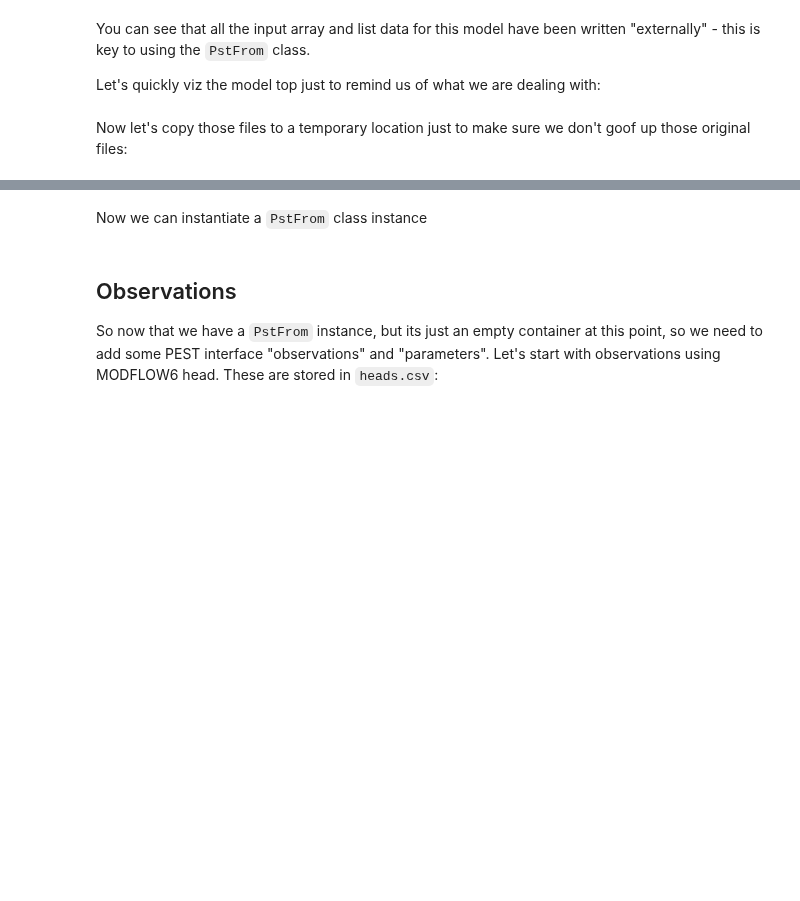
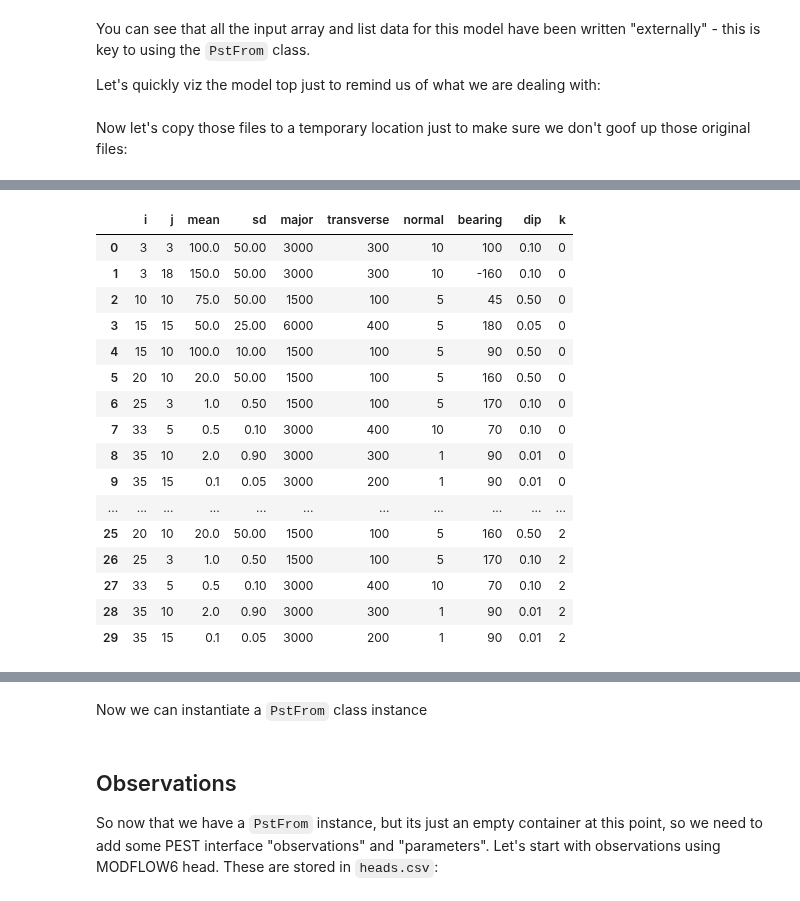
Before and after one commit to pypest/pyemu, a Jupyter notebook: examples/pstfrom_mf6_ppu_tensor.ipynb, the cells around one changed output, grey strips where cells are left out. Drawn from its saved outputs; the diff is of its cells as text; code cells hidden in the pictures; blank space fills up the shorter version.

```diff
--- a/examples/pstfrom_mf6_ppu_tensor.ipynb
+++ b/examples/pstfrom_mf6_ppu_tensor.ipynb
@@ -54,0 +152,32 @@ sr
+# %%
+cp = pd.DataFrame({
+    'i': [3, 3, 10, 15, 15, 20, 25, 33, 35, 35],
+    'j': [3, 18, 10, 15, 10, 10, 3, 5, 10, 15],
+    'mean': [100, 150, 75, 50, 100, 20, 1, 0.5, 2, 0.1],
+    'sd': [50, 50, 50, 25, 10, 50, 0.5, 0.1, 0.9, 0.05],
+    'major': [3000, 3000, 1500, 6000, 1500, 1500, 1500, 3000, 3000, 3000],
+    'transverse': [300, 300, 100, 400, 100, 100, 100, 400, 300, 200],
+    'normal': [10, 10, 5, 5, 5, 5, 5, 10, 1, 1],
+    'bearing': [100, -160, 45, 180, 90, 160, 170, 70, 90, 90],
+    'dip': [0.1, 0.1, 0.5, 0.05, 0.5, 0.5, 0.1, 0.1, 0.01, 0.01]
+})
+cp = pd.concat([cp.assign(k=k) for k in range(3)], ignore_index=True)
+cp
+# %% [output]
+|  | i | j | mean | sd | major | transverse | normal | bearing | dip | k |
+| 0 | 3 | 3 | 100.0 | 50.00 | 3000 | 300 | 10 | 100 | 0.10 | 0 |
+| 1 | 3 | 18 | 150.0 | 50.00 | 3000 | 300 | 10 | -160 | 0.10 | 0 |
+| 2 | 10 | 10 | 75.0 | 50.00 | 1500 | 100 | 5 | 45 | 0.50 | 0 |
+| 3 | 15 | 15 | 50.0 | 25.00 | 6000 | 400 | 5 | 180 | 0.05 | 0 |
+| 4 | 15 | 10 | 100.0 | 10.00 | 1500 | 100 | 5 | 90 | 0.50 | 0 |
+| 5 | 20 | 10 | 20.0 | 50.00 | 1500 | 100 | 5 | 160 | 0.50 | 0 |
+| 6 | 25 | 3 | 1.0 | 0.50 | 1500 | 100 | 5 | 170 | 0.10 | 0 |
+| 7 | 33 | 5 | 0.5 | 0.10 | 3000 | 400 | 10 | 70 | 0.10 | 0 |
+| 8 | 35 | 10 | 2.0 | 0.90 | 3000 | 300 | 1 | 90 | 0.01 | 0 |
+| 9 | 35 | 15 | 0.1 | 0.05 | 3000 | 200 | 1 | 90 | 0.01 | 0 |
+| ... | ... | ... | ... | ... | ... | ... | ... | ... | ... | ... |
+| 25 | 20 | 10 | 20.0 | 50.00 | 1500 | 100 | 5 | 160 | 0.50 | 2 |
+| 26 | 25 | 3 | 1.0 | 0.50 | 1500 | 100 | 5 | 170 | 0.10 | 2 |
+| 27 | 33 | 5 | 0.5 | 0.10 | 3000 | 400 | 10 | 70 | 0.10 | 2 |
+| 28 | 35 | 10 | 2.0 | 0.90 | 3000 | 300 | 1 | 90 | 0.01 | 2 |
+| 29 | 35 | 15 | 0.1 | 0.05 | 3000 | 200 | 1 | 90 | 0.01 | 2 |
```
Also changed, not shown: parts of 40 cells of this notebook, 7 other files.
